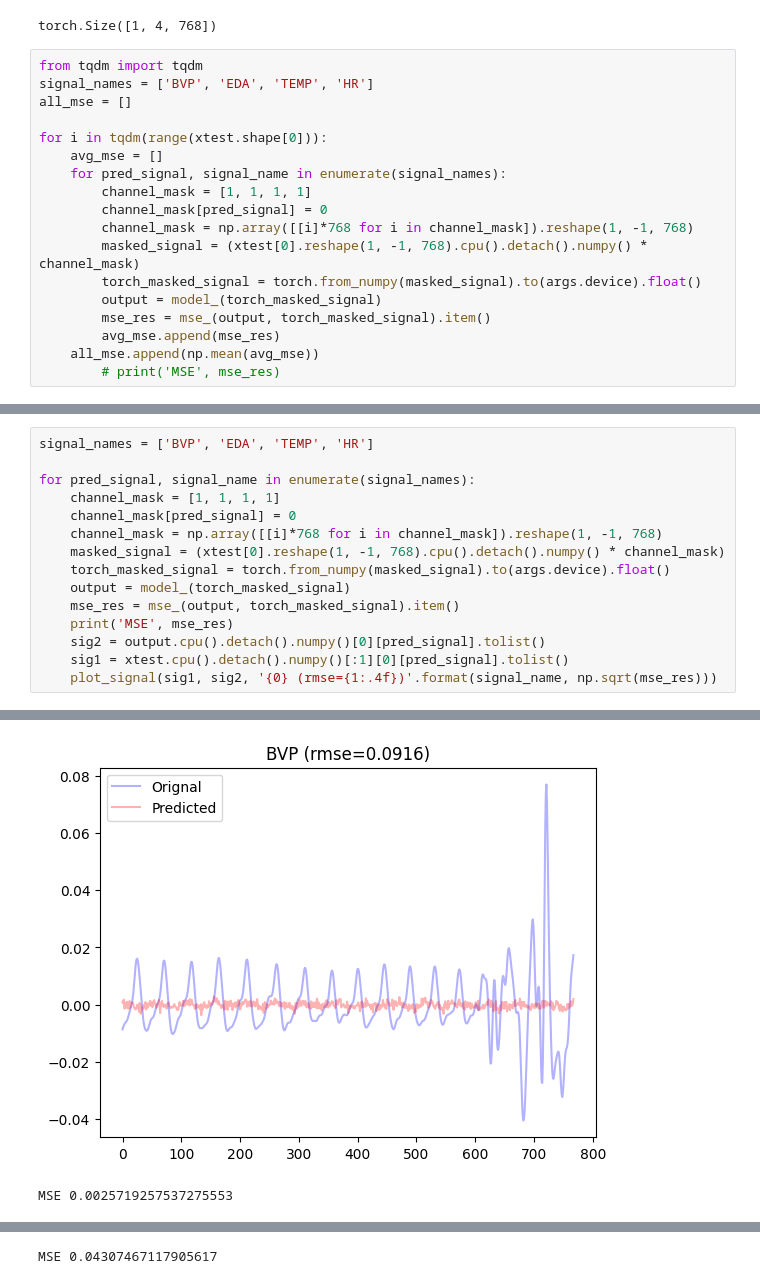
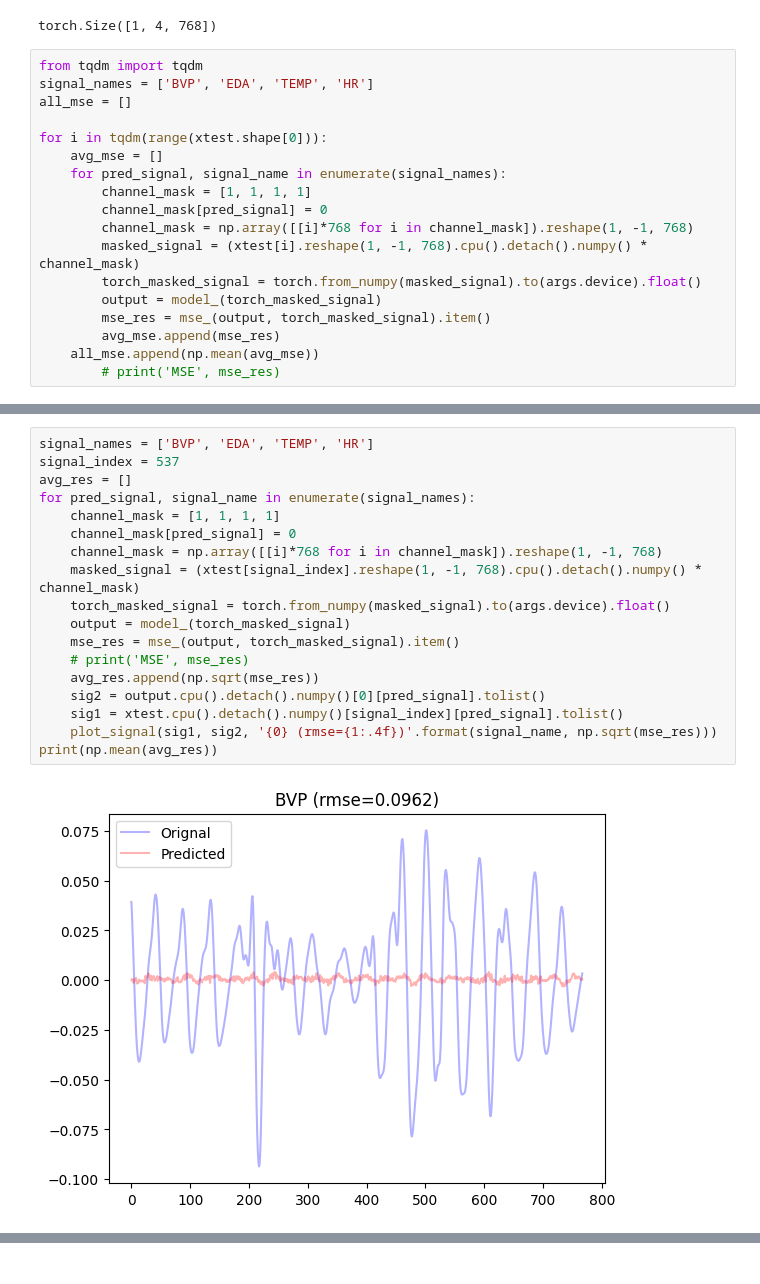
Before and after one commit to AlanConstantine/TPMER, a Jupyter notebook: evaluation_rep.ipynb, the cells around one changed output, grey strips where cells are left out. Saved outputs shown, nothing was run; the diff lists cells and outputs as text.

```diff
--- a/evaluation_rep.ipynb
+++ b/evaluation_rep.ipynb
@@ -157,7 +157,7 @@ for i in tqdm(range(xtest.shape[0])):
         channel_mask = [1, 1, 1, 1]
         channel_mask[pred_signal] = 0
         channel_mask = np.array([[i]*768 for i in channel_mask]).reshape(1, -1, 768)
-        masked_signal = (xtest[0].reshape(1, -1, 768).cpu().detach().numpy() * channel_mask)
+        masked_signal = (xtest[i].reshape(1, -1, 768).cpu().detach().numpy() * channel_mask)
         torch_masked_signal = torch.from_numpy(masked_signal).to(args.device).float()
         output = model_(torch_masked_signal)
         mse_res = mse_(output, torch_masked_signal).item()
@@ -167,16 +171,20 @@ for i in tqdm(range(xtest.shape[0])):
 # %%
 signal_names = ['BVP', 'EDA', 'TEMP', 'HR']
-
+signal_index = 537
+avg_res = []
 for pred_signal, signal_name in enumerate(signal_names):
     channel_mask = [1, 1, 1, 1]
     channel_mask[pred_signal] = 0
     channel_mask = np.array([[i]*768 for i in channel_mask]).reshape(1, -1, 768)
-    masked_signal = (xtest[0].reshape(1, -1, 768).cpu().detach().numpy() * channel_mask)
+    masked_signal = (xtest[signal_index].reshape(1, -1, 768).cpu().detach().numpy() * channel_mask)
     torch_masked_signal = torch.from_numpy(masked_signal).to(args.device).float()
     output = model_(torch_masked_signal)
     mse_res = mse_(output, torch_masked_signal).item()
-    print('MSE', mse_res)
+    # print('MSE', mse_res)
+    avg_res.append(np.sqrt(mse_res))
     sig2 = output.cpu().detach().numpy()[0][pred_signal].tolist()
-    sig1 = xtest.cpu().detach().numpy()[:1][0][pred_signal].tolist()
+    sig1 = xtest.cpu().detach().numpy()[signal_index][pred_signal].tolist()
     plot_signal(sig1, sig2, '{0} (rmse={1:.4f})'.format(signal_name, np.sqrt(mse_res)))
+print(np.mean(avg_res))
 # %% [output]
+[figure, new version]
@@ -184,2 +194,0 @@ MSE 0.008399476297199726
-[figure, old version]
-MSE 0.0025719257537275553
@@ -187 +194,0 @@ MSE 0.0025719257537275553
-MSE 0.04307467117905617
```
Also changed, not shown: parts of 2 cells of this notebook.
